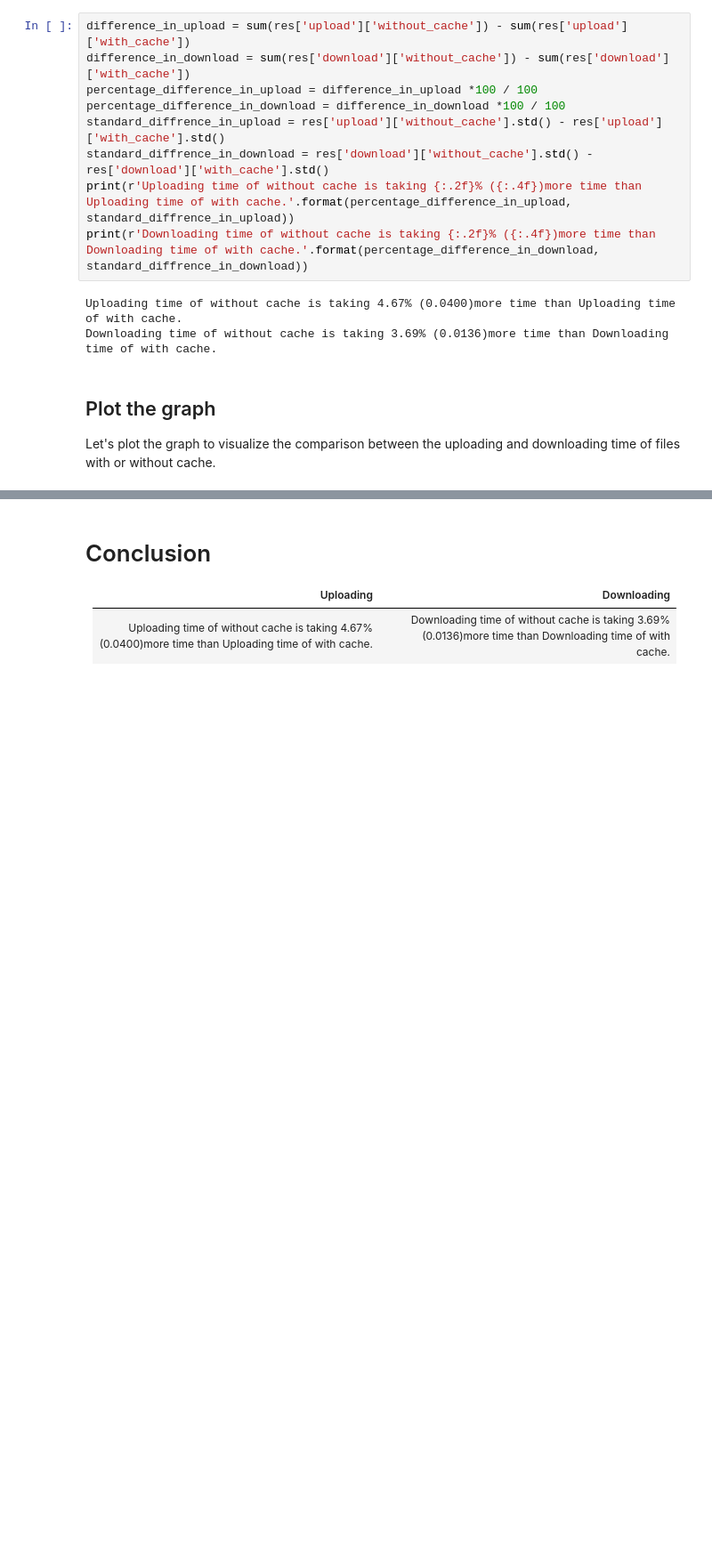
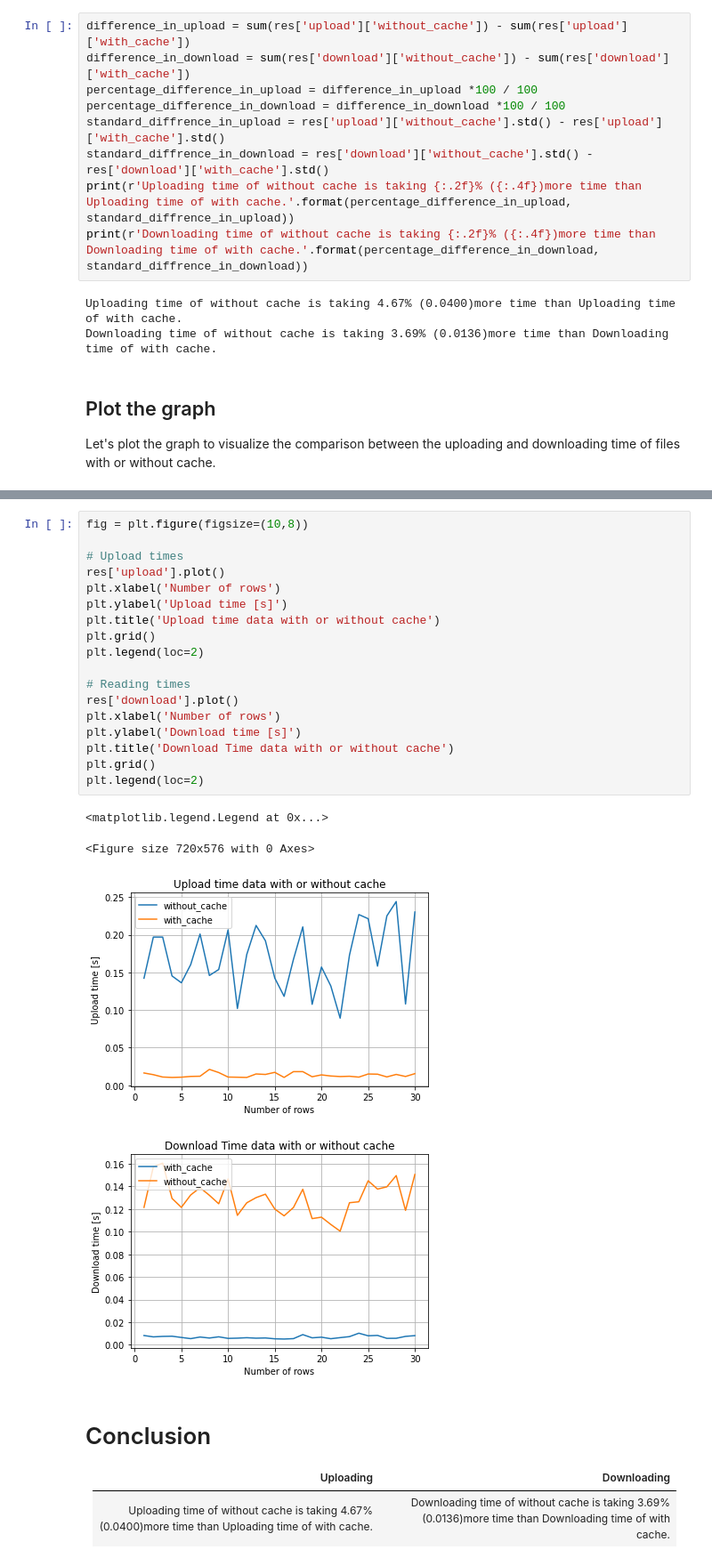
Before and after one commit to TechnocultureResearch/sentient, a Jupyter notebook: aws_sync.ipynb, the cells around one changed output, grey strips where cells are left out. Shown at 89% size. Cells and saved outputs as stored; diff of their text form; blank space fills up the shorter version.

```diff
--- a/aws_sync.ipynb
+++ b/aws_sync.ipynb
@@ -336,3 +335,26 @@ plt.show()
+# %%
+fig = plt.figure(figsize=(10,8))
+
+# Upload times
+res['upload'].plot()
+plt.xlabel('Number of rows')
+plt.ylabel('Upload time [s]')
+plt.title('Upload time data with or without cache')
+plt.grid()
+plt.legend(loc=2)
+
+# Reading times
+res['download'].plot()
+plt.xlabel('Number of rows')
+plt.ylabel('Download time [s]')
+plt.title('Download Time data with or without cache')
+plt.grid()
+plt.legend(loc=2)
+# %% [output]
+<matplotlib.legend.Legend at 0x...>
+<Figure size 720x576 with 0 Axes>
+[figure, added]
+[figure, added]
 # %% [markdown]
 # Conclusion
 
```
Also changed, not shown: parts of 1 cell of this notebook.
